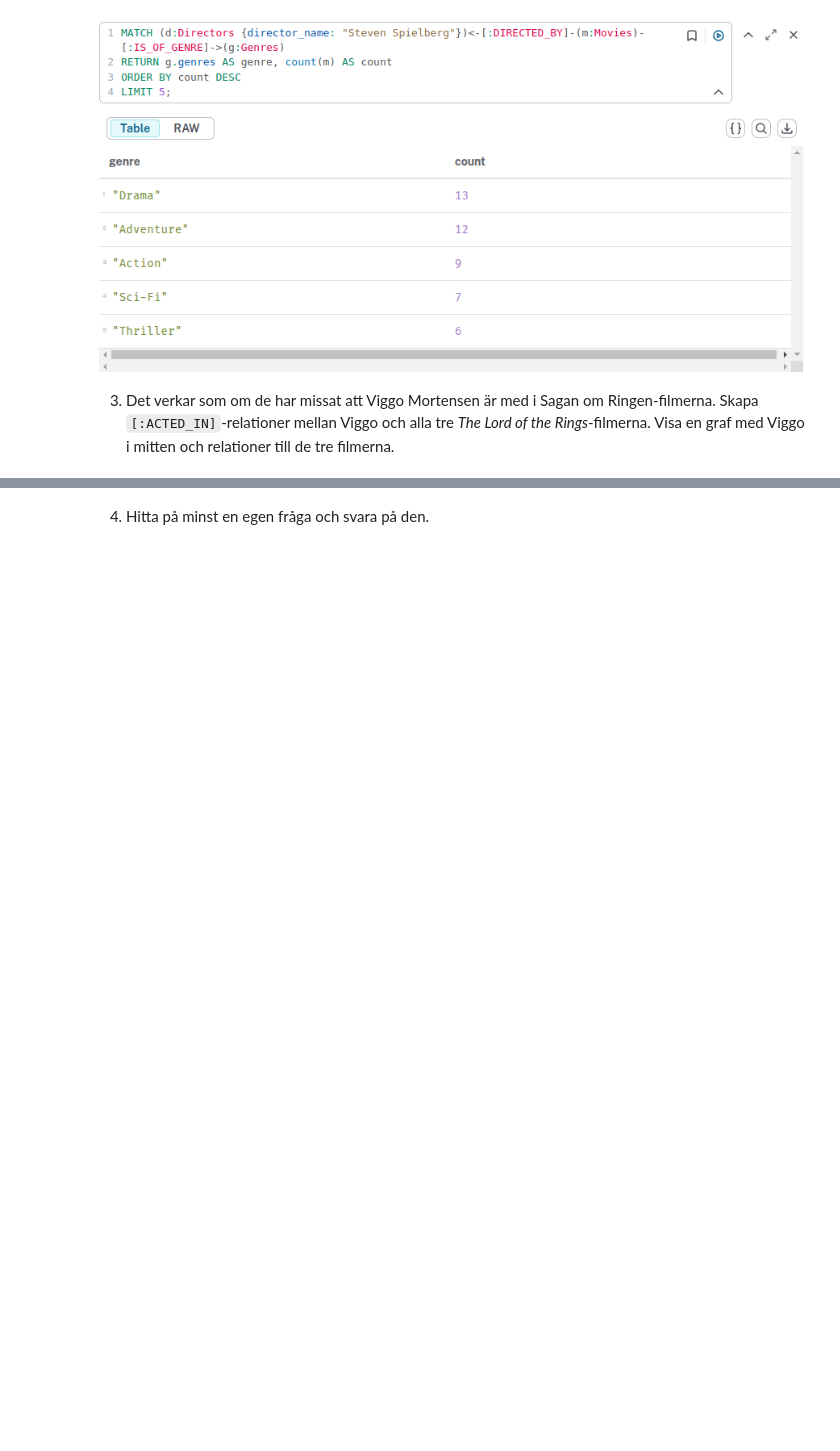
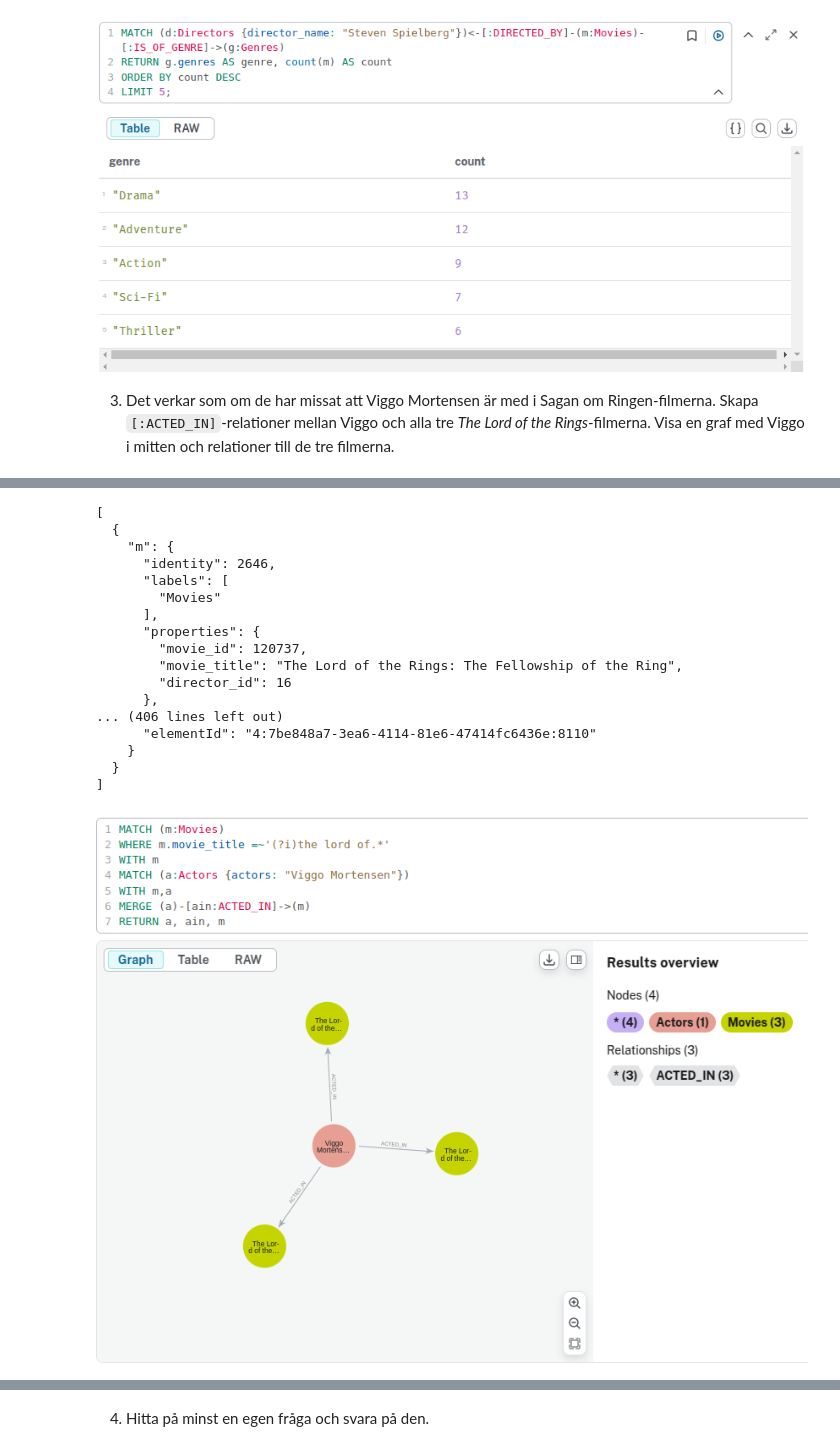
Before and after one commit to DaDrummerthe1st/DATA24HEL_DBT25_uppgift_1, a Jupyter notebook: kunskapskontroll_1.ipynb, the cells around one changed output, grey strips where cells are left out. Drawn from its saved outputs; the diff is of its cells as text; code cells hidden in the pictures; blank space fills up the shorter version.

Commit message:
answered the last 2 questions on neo4j

```diff
--- a/kunskapskontroll_1.ipynb
+++ b/kunskapskontroll_1.ipynb
@@ -1037,15 +1037,16 @@ dtype: bool
 # %%
 from PIL import Image
 
-def open_files_neo4j(png, json_file):
-    img = Image.open(png)
+def open_files_neo4j(png: list, json_file: str):
+    with open(json_file) as f:
+        j = json.load(f)
+        print(json.dumps(j, indent=2))
 
-    with open(json_file) as f:
-        d = json.load(f)
-    print(json.dumps(d, indent=2))
-    display(img)
+    for file in png:
+        img = Image.open(file)
+        display(img)
 
-open_files_neo4j('neo4j_answers/answer_neo4j_question_1.png', 'neo4j_answers/fraga_1.json')
+open_files_neo4j(png=['neo4j_answers/answer_neo4j_question_1.png'], json_file='neo4j_answers/fraga_1.json')
 # %% [output]
 [
   {
@@ -1092,0 +1099,21 @@ open_files_neo4j('neo4j_answers/answer_neo4j_question_2.png', 'neo4j_answers/fra
+# %%
+open_files_neo4j(png=['neo4j_answers/answer_neo4j_question_3_syntax.png','neo4j_answers/answer_neo4j_question_3_result.png'], json_file='neo4j_answers/fraga_3.json')
+# %% [output]
+[
+  {
+    "m": {
+      "identity": 2646,
+      "labels": [
+        "Movies"
+      ],
+      "properties": {
+        "movie_id": 120737,
+        "movie_title": "The Lord of the Rings: The Fellowship of the Ring",
+        "director_id": 16
+      },
+... (406 lines left out)
+      "elementId": "4:7be848a7-3ea6-4114-81e6-47414fc6436e:8110"
+    }
+  }
+]
+[figure, added]
```
Also changed, not shown: parts of 5 cells of this notebook, 5 other files.
